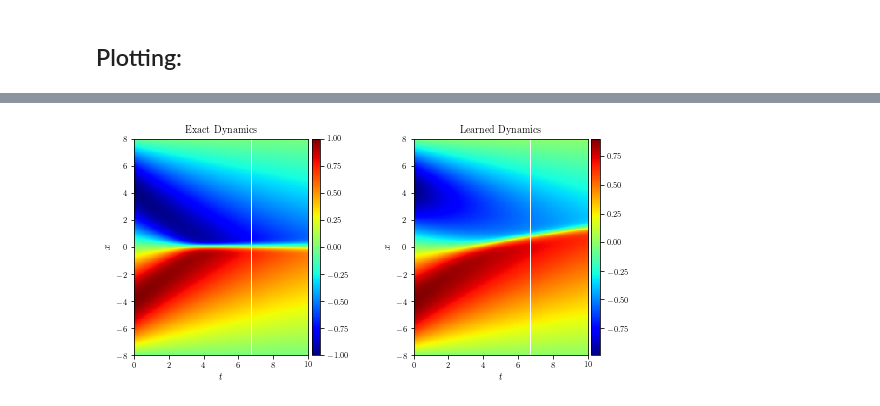
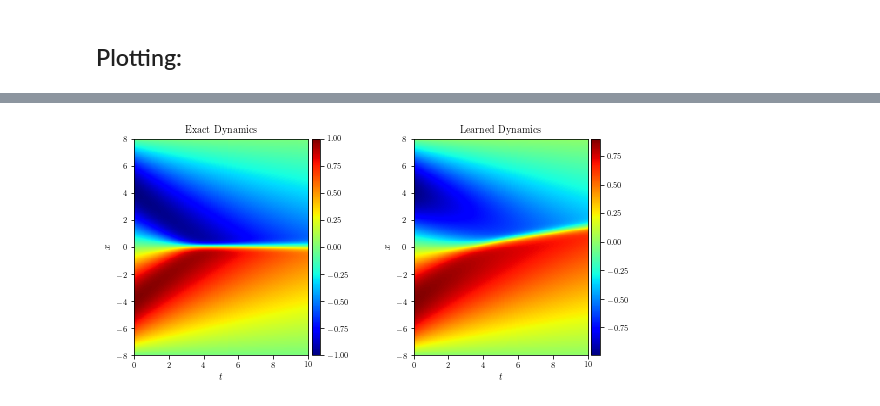
Before and after one commit to phuongle0701/AMATH741_project_numerical_pde, a Jupyter notebook: Codes/Figure3_Burgers_simulation.ipynb, the cells around one changed output, grey strips where cells are left out. Saved outputs shown, nothing was run; the diff lists cells and outputs as text; code cells hidden in the pictures.

```diff
--- a/Codes/Figure3_Burgers_simulation.ipynb
+++ b/Codes/Figure3_Burgers_simulation.ipynb
@@ -572,35 +572,35 @@ ax.axis('off')
     ######## Row 2: Pressure #######################
     ########      Predicted p(t,x,y)     ###########
 gs = gridspec.GridSpec(1, 2)
 gs.update(top=0.8, bottom=0.2, left=0.1, right=0.9, wspace=0.5)
 ax = plt.subplot(gs[:, 0])
 h = ax.imshow(Exact_sol, interpolation='nearest', cmap='jet',
                   extent=[lb_sol[0], ub_sol[0], lb_sol[1], ub_sol[1]],
                   origin='lower', aspect='auto')
 divider = make_axes_locatable(ax)
 cax = divider.append_axes("right", size="5%", pad=0.05)
 fig.colorbar(h, cax=cax)
 ax.set_xlabel('$t$')
 ax.set_ylabel('$x$')
 ax.set_title('Exact Dynamics', fontsize = 10)
-line = np.linspace(lb_sol[1], ub_sol[1], 2)[:,None]
-ax.plot(t_idn[index]*np.ones((2,1)), line, 'w-', linewidth = 1)
+#line = np.linspace(lb_sol[1], ub_sol[1], 2)[:,None]
+#ax.plot(t_idn[index]*np.ones((2,1)), line, 'w-', linewidth = 1)
 
     ########     Exact p(t,x,y)     ###########
 ax = plt.subplot(gs[:, 1])
 h = ax.imshow(U_pred, interpolation='nearest', cmap='jet',
                  extent=[lb_sol[0], ub_sol[0], lb_sol[1], ub_sol[1]],origin='lower', aspect='auto')
 divider = make_axes_locatable(ax)
 cax = divider.append_axes("right", size="5%", pad=0.05)
 
 fig.colorbar(h, cax=cax)
 ax.set_xlabel('$t$')
 ax.set_ylabel('$x$')
 ax.set_title('Learned Dynamics', fontsize = 10)
-line = np.linspace(lb_sol[1], ub_sol[1], 2)[:,None]
-ax.plot(t_idn[index]*np.ones((2,1)), line, 'w-', linewidth = 1)
+#line = np.linspace(lb_sol[1], ub_sol[1], 2)[:,None]
+#ax.plot(t_idn[index]*np.ones((2,1)), line, 'w-', linewidth = 1)
 savefig('/content/figures/Figure3Paper')
 #savefig('/content/figures/Burgers_Sine')
 # savefig('/content/figures/Burgers_Exp')
 # %% [output]
-[figure, old version]
+[figure, new version]
```
Also changed, not shown: parts of 3 cells of this notebook.
